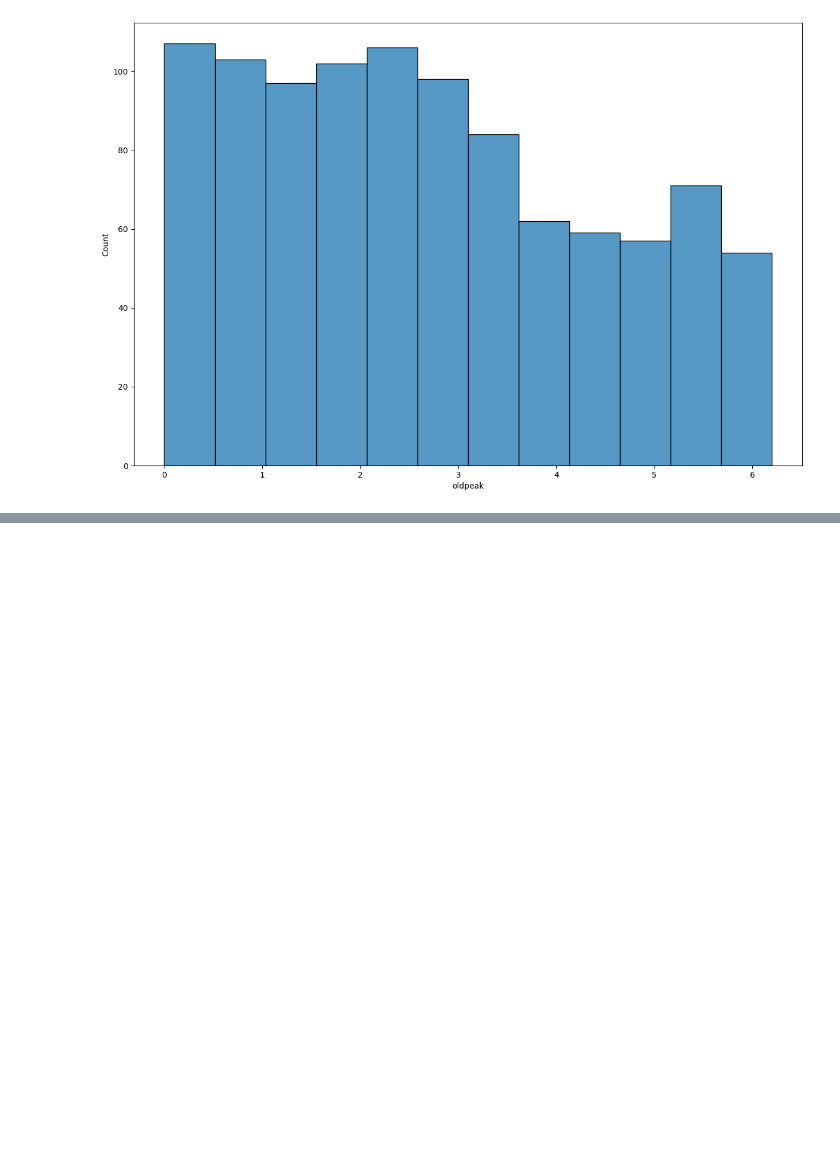
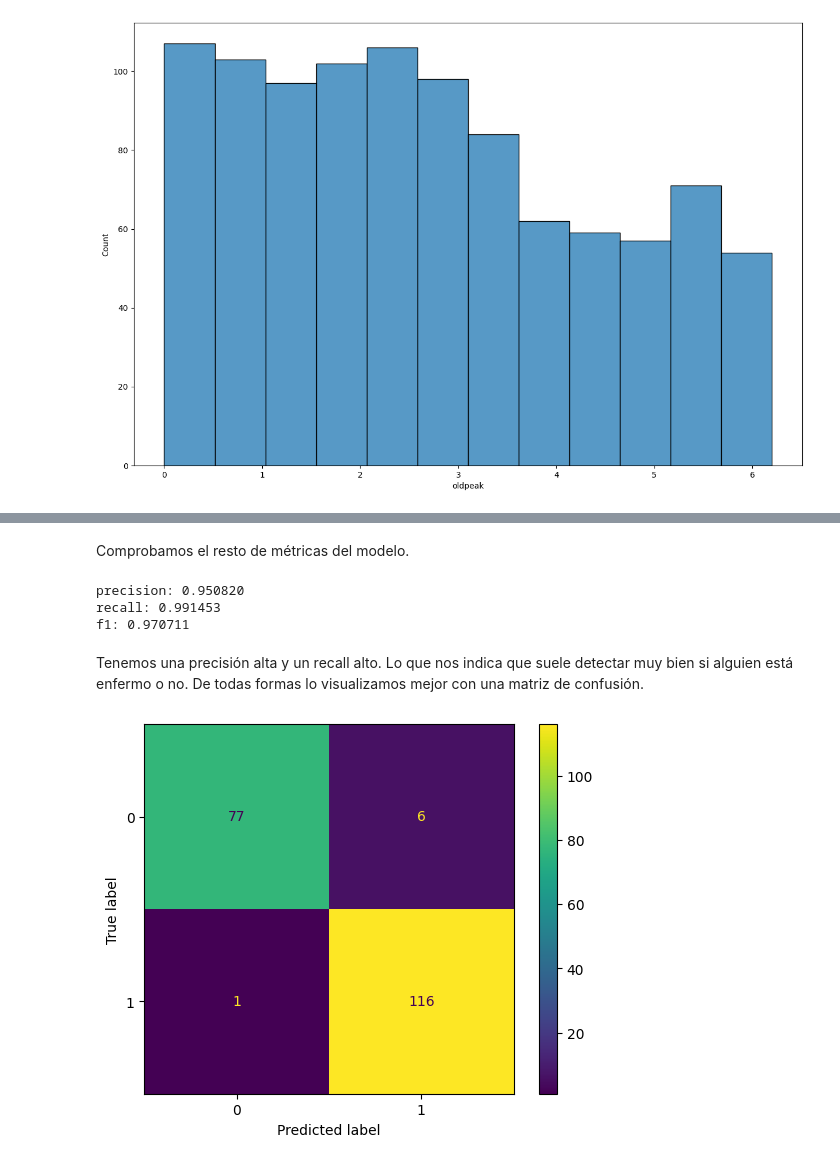
Before and after one commit to JaimeLapaz/proyectos-machine-learning-and-deep-learning, a Jupyter notebook: Proyectos_Machine_Learning/Supervised_Learning/Clasificacion_Enfermedades_Cardiovasculares/Enfermedades_Cardiovasculares.ipynb, the cells around one changed output, grey strips where cells are left out. Saved outputs shown, nothing was run; the diff lists cells and outputs as text; code cells hidden in the pictures; blank space fills up the shorter version.

```diff
--- a/Proyectos_Machine_Learning/Supervised_Learning/Clasificacion_Enfermedades_Cardiovasculares/Enfermedades_Cardiovasculares.ipynb
+++ b/Proyectos_Machine_Learning/Supervised_Learning/Clasificacion_Enfermedades_Cardiovasculares/Enfermedades_Cardiovasculares.ipynb
@@ -174,0 +282,25 @@ plt.
+# %% [markdown]
+Comprobamos el resto de métricas del modelo.
+# %%
+from sklearn.metrics import precision_score, recall_score, f1_score
+
+y_predicted = DT.predict(X_test)
+print('precision: %2f'%precision_score(y_test,y_predicted))
+print('recall: %2f'%recall_score(y_test,y_predicted))
+print('f1: %2f'%f1_score(y_test,y_predicted))
+# %% [output]
+precision: 0.950820
+recall: 0.991453
+f1: 0.970711
+# %% [markdown]
+Tenemos una precisión alta y un recall alto. Lo que nos indica que suele detectar muy bien si alguien está enfermo o no. De todas formas lo visualizamos mejor con una matriz de confusión.
+# %%
+from sklearn.metrics import confusion_matrix, ConfusionMatrixDisplay
+
+
+cm = confusion_matrix(y_test, y_predicted, labels=DT.classes_)
+disp = ConfusionMatrixDisplay(confusion_matrix=cm, display_labels=DT.classes_)
+disp.plot()
+plt.show()
+# %% [output]
+[figure, added]
```
Also changed, not shown: parts of 16 cells of this notebook.
